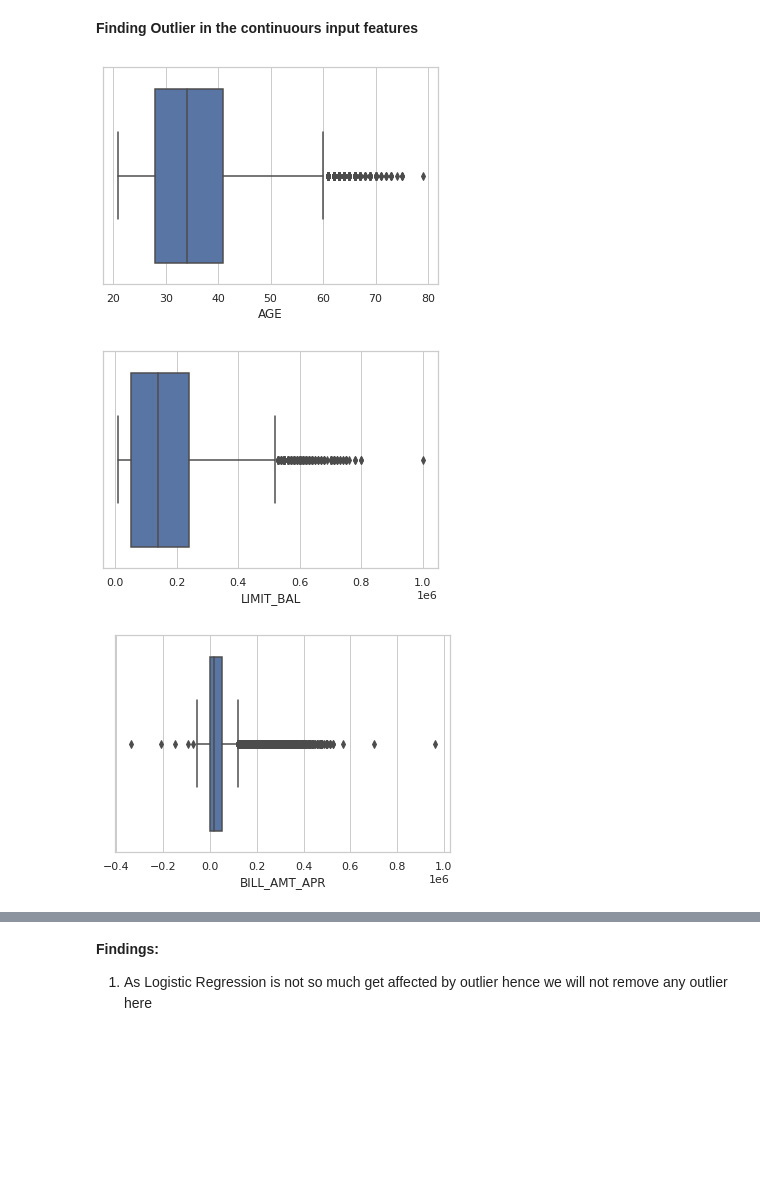
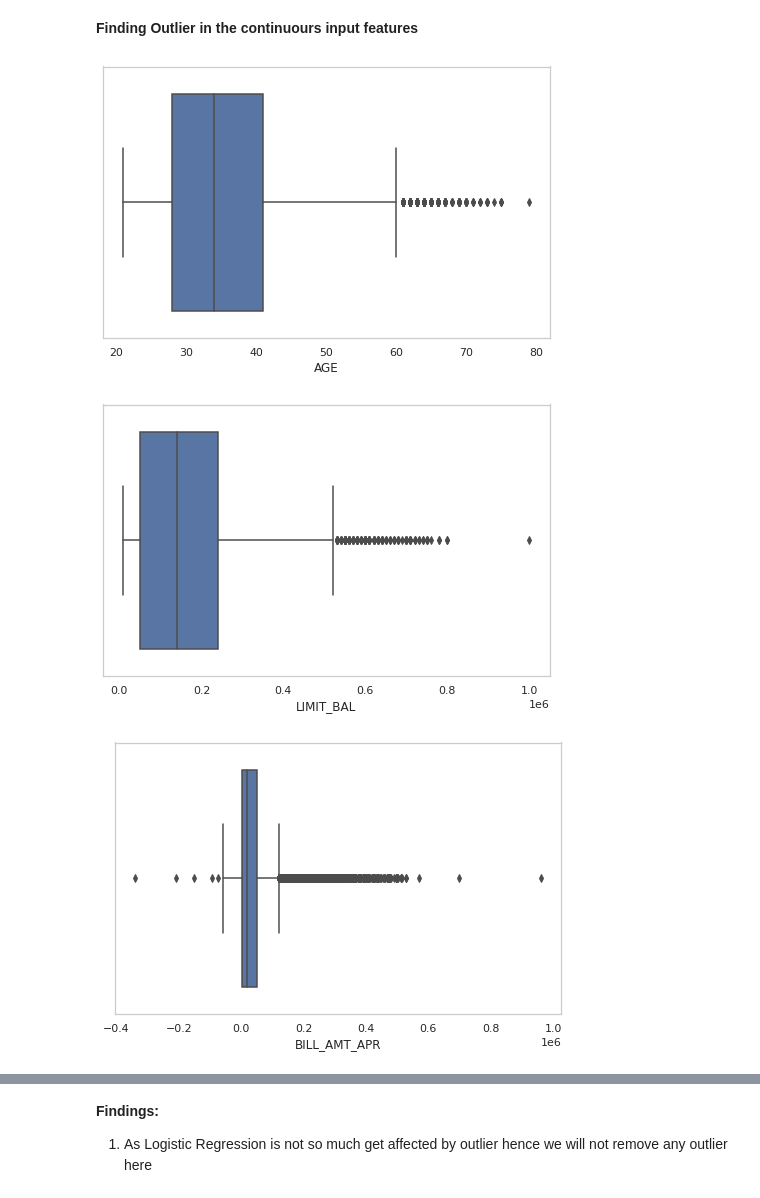
Before and after one commit to sudeep-009/Classification-Capstone-Project--Card-Default-Prediction, a Jupyter notebook: Copy_of_Credit_Card_Default_Prediction_Capstone_Project.ipynb, the cells around one changed output, grey strips where cells are left out. Cells and saved outputs as stored; diff of their text form; code cells hidden in the pictures; blank space fills up the shorter version.

```diff
--- a/Copy_of_Credit_Card_Default_Prediction_Capstone_Project.ipynb
+++ b/Copy_of_Credit_Card_Default_Prediction_Capstone_Project.ipynb
@@ -201,7 +201,9 @@ Number of unique value present in feature IS_Defaulter
 # %%
 features = ['SEX','EDUCATION','MARRIAGE','PAY_SEP','PAY_AUG','PAY_JUL','PAY_JUN','PAY_JUN','PAY_MAY','PAY_APR']
 for i in features:
+  plt.figure(figsize=(6,6))
   sns.countplot(card_df[i])
   plt.xticks(rotation=90)
+
   plt.show()
 # %% [output]
@@ -303,6 +305,7 @@ We will observe the effect of variables on target variable below
 # %%
 plt.figure(figsize=(5,5))
 for i in card_df[['SEX', 'EDUCATION', 'MARRIAGE']]:
+  plt.figure(figsize=(6,6))
   sns.set_theme(style="whitegrid")
   sns.countplot(x=i,data=card_df,hue="IS_Defaulter")
   plt.grid(False)
@@ -336,7 +340,8 @@ plt.show()
 **Findings:**
 With increasing age group the number of clients that will default the payment next month is decreasing. Hence we can see that Age is important feature to predict the default payment for next month.
 # %%
-plt.figure(figsize=(18,8))
+
+sns.set_style("whitegrid", {'axes.grid' : False})
 g = sns.FacetGrid(card_df, row='IS_Defaulter', col='MARRIAGE')
 g = g.map(plt.hist, 'AGE')
 plt.show()
@@ -347,5 +351,6 @@ plt.show()
 **Findings:** Married people between age bracket of 30 and 50 and unmarried clients of age 20-30 tend to default payment with unmarried clients higher probability to default payment. Hence we can include MARRIAGE feature of clients to find probability of defaulting the payment next month
 # %%
 g = sns.FacetGrid(card_df, row='IS_Defaulter', col='SEX')
+sns.set_style("whitegrid", {'axes.grid' : False})
 g = g.map(plt.hist, 'AGE')
 # %% [output]
@@ -404,9 +412,10 @@ card_df.head()
 # %%
 continuous_features = ['AGE','LIMIT_BAL','BILL_AMT_APR','BILL_AMT_MAY','BILL_AMT_JUN','BILL_AMT_JUL','BILL_AMT_AUG','BILL_AMT_SEPT','PAY_AMT_APR','PAY_AMT_MAY','PAY_AMT_JUN','PAY_AMT_JUL','PAY_AMT_AUG','PAY_AMT_SEPT']
 for i in continuous_features:
+  plt.figure(figsize=(8,5))
   sns.boxplot(card_df[i])
   plt.show()
 # %% [output]
-[figure, old version]
+[figure, new version]
-[figure, old version]
+[figure, new version]
-[figure, old version]
+[figure, new version]
```
Also changed, not shown: parts of 19 cells of this notebook.
